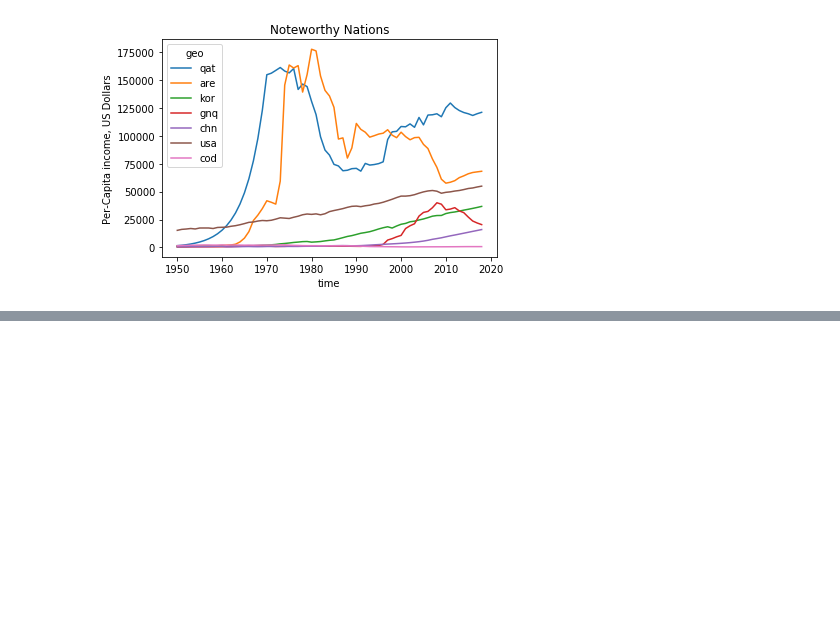
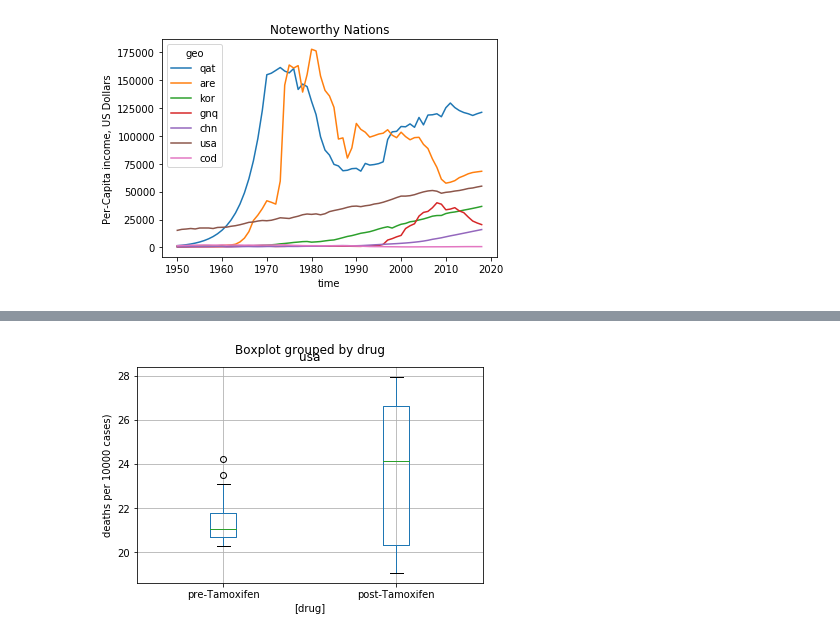
Before and after one commit to njcaminiti/gapminder--systema_globalis, a Jupyter notebook: Investigate_a_Dataset.ipynb, the cells around one changed output, grey strips where cells are left out. Cells and saved outputs as stored; diff of their text form; code cells hidden in the pictures; blank space fills up the shorter version.

```diff
--- a/Investigate_a_Dataset.ipynb
+++ b/Investigate_a_Dataset.ipynb
@@ -479,0 +471,9 @@ Anyway, thank you for joining me in exploring a new dataset!!
+# %%
+# Subset out only the data from the United States
+usa_bc = bcancer[['usa', 'drug']]
+
+usa_bc.boxplot(by='drug', positions = (2, 1))
+plt.ylabel('deaths per 10000 cases)')
+plt.show()
+# %% [output]
+[figure, added]
```
Also changed, not shown: parts of 37 cells of this notebook, 5 other files.
